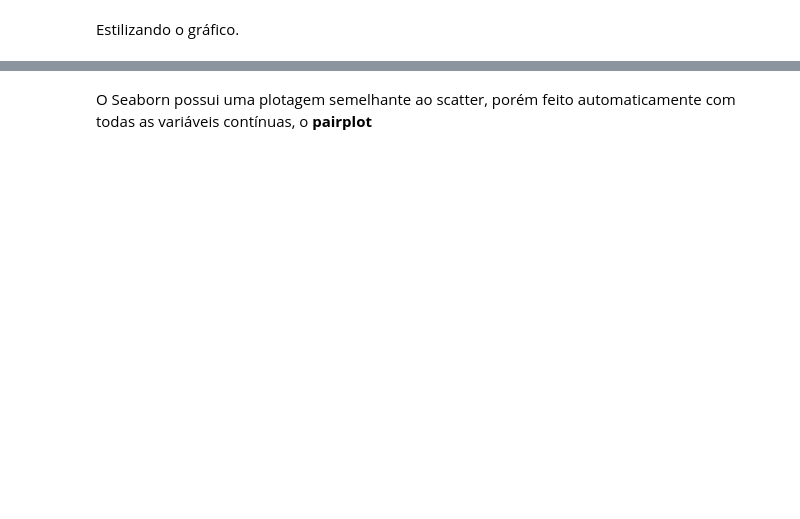
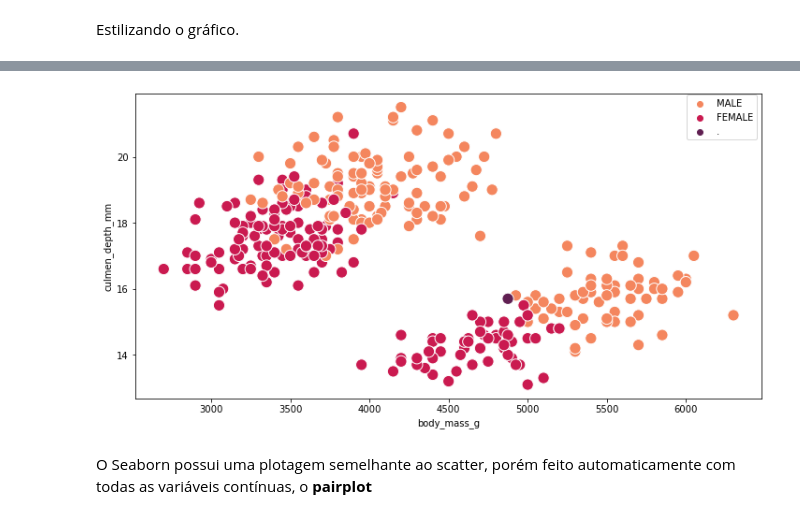
Before and after one commit to Moc967/letscode-data-2, a Jupyter notebook: src/Aula 4 - Seaborn.ipynb, the cells around one changed output, grey strips where cells are left out. Drawn from its saved outputs; the diff is of its cells as text; code cells hidden in the pictures; blank space fills up the shorter version.

```diff
--- a/src/Aula 4 - Seaborn.ipynb
+++ b/src/Aula 4 - Seaborn.ipynb
@@ -47,5 +53,5 @@ sns.scatterplot(x,y, hue=z);
 # %% [markdown]
 Importando o dataset dos pinguins
 # %%
-df_size = pd.read_csv('./data/penguins_size.csv')
+df_size = pd.read_csv('../data/penguins_size.csv')
 df_size.head()
@@ -66,3 +89,10 @@ sns.scatterplot(data=df_size, x='body_mass_g', y='culmen_depth_mm', hue='sex', p
+# %%
+plt.figure(figsize=(12,6))
+
+sns.scatterplot(data=df_size, x='body_mass_g', y='culmen_depth_mm', hue='sex', palette='rocket_r',s= 150)
+plt.legend(bbox_to_anchor =(1, 1.01));
+# %% [output]
+[figure, added]
 # %% [markdown]
 O Seaborn possui uma plotagem semelhante ao scatter, porém feito automaticamente com todas as variáveis contínuas, o **pairplot**
 # %%
```
Also changed, not shown: parts of 39 cells of this notebook.
